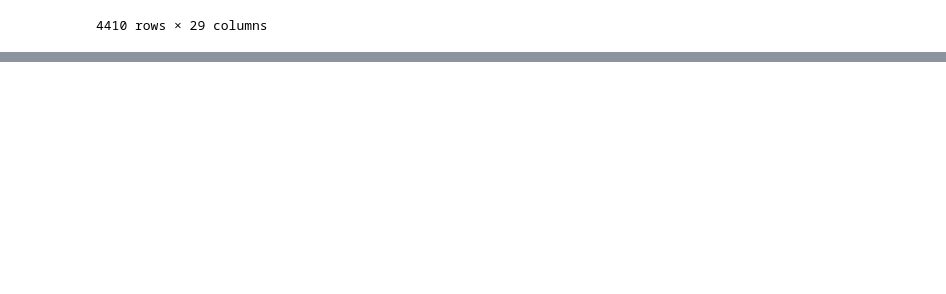
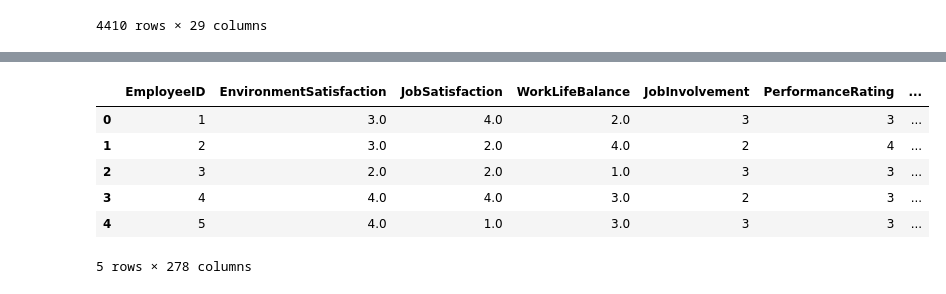
Before and after one commit to NerminHussein/HR-Analytics_Classifier, a Jupyter notebook: HR_Analytics.ipynb, the cells around one changed output, grey strips where cells are left out. Cells and saved outputs as stored; diff of their text form; code cells hidden in the pictures; blank space fills up the shorter version.

```diff
--- a/HR_Analytics.ipynb
+++ b/HR_Analytics.ipynb
@@ -280,0 +336,11 @@ work_hours.head()
+# %%
+Merge_WH_ALLData=Merge_EM_Data.merge(work_hours, on='EmployeeID')
+Merge_WH_ALLData.head()
+# %% [output]
+|  | EmployeeID | EnvironmentSatisfaction | JobSatisfaction | WorkLifeBalance | JobInvolvement | PerformanceRating | ... |
+| 0 | 1 | 3.0 | 4.0 | 2.0 | 3 | 3 | ... |
+| 1 | 2 | 3.0 | 2.0 | 4.0 | 2 | 4 | ... |
+| 2 | 3 | 2.0 | 2.0 | 1.0 | 3 | 3 | ... |
+| 3 | 4 | 4.0 | 4.0 | 3.0 | 2 | 3 | ... |
+| 4 | 5 | 4.0 | 1.0 | 3.0 | 3 | 3 | ... |
+5 rows × 278 columns
```
Also changed, not shown: parts of 14 cells of this notebook.
